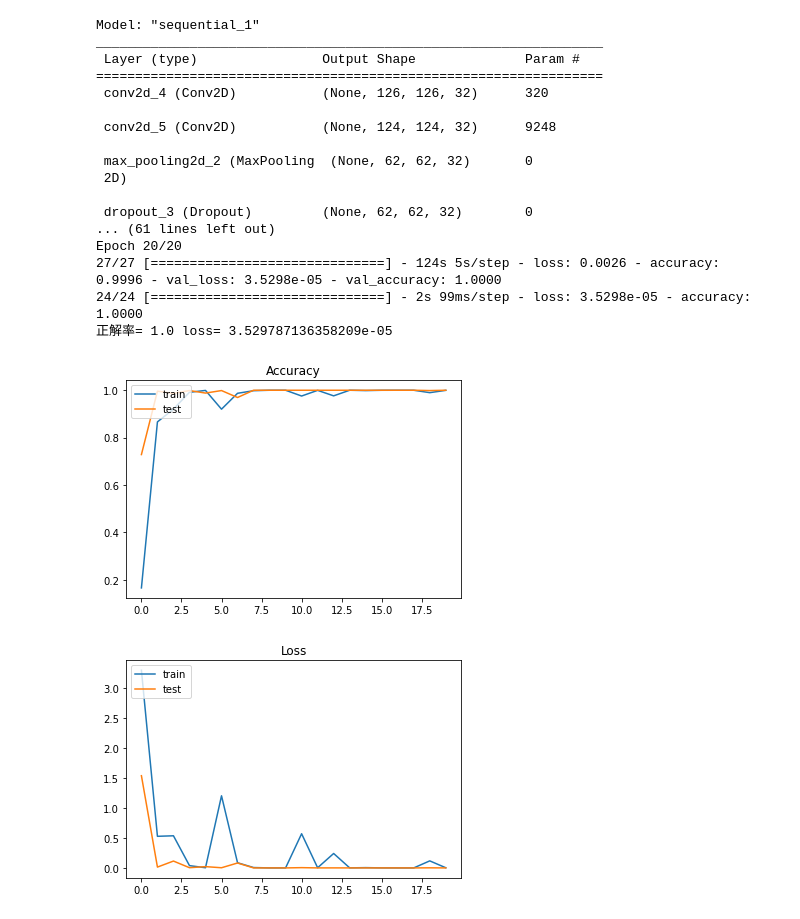
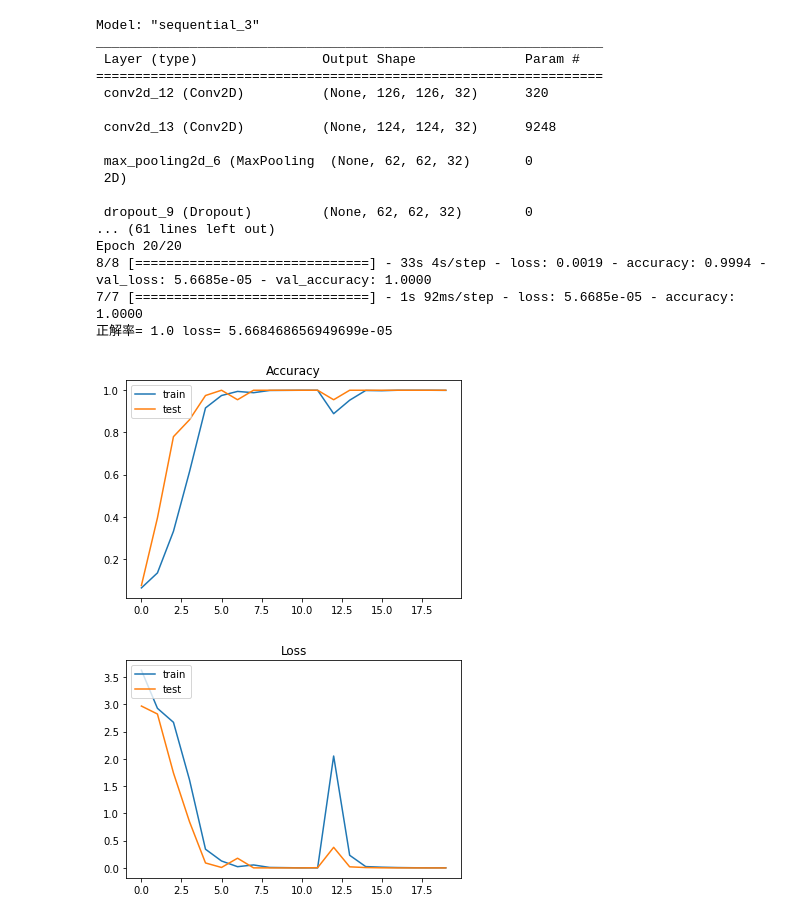
Before and after one commit to lolme-tech/2023-machine-learnings-for-Image, a Jupyter notebook: SparateLearn/2023GrayseparateLearn.ipynb, the cells around one changed output. Cells and saved outputs as stored; diff of their text form; code cells hidden in the pictures.

```diff
--- a/SparateLearn/2023GrayseparateLearn.ipynb
+++ b/SparateLearn/2023GrayseparateLearn.ipynb
@@ -169,7 +187,7 @@ hands = "Back"
 batch = 256
 
 #変更必要
-photos = np.load('D:/過去の研究データ/2023npz/2023UsingFrontAndBackHands/separateLearn/2023Num20' + hands + 'GRAY-' + str(im_size) + 'pix.npz')
+photos = np.load('D:/過去の研究データ/2023npz/2023UsingFrontAndBackHands/separateLearn/100sheetsNum20' + hands + 'GRAY-' + str(im_size) + 'pix.npz')
 x = photos['x']
 y = photos['y']
 
@@ -189,41 +207,41 @@ hist = model.fit(x_train, y_train,
           verbose = 1,
           validation_data = (x_test, y_test))
 
 score = model.evaluate(x_test, y_test, verbose = 1)
 print('正解率=', score[1], 'loss=', score[0])
 
 
 plt.plot(hist.history['accuracy'])
 plt.plot(hist.history['val_accuracy'])
 plt.title('Accuracy')
 plt.legend(['train', 'test'], loc = 'upper left')
 plt.show()
 
 plt.plot(hist.history['loss'])
 plt.plot(hist.history['val_loss'])
 plt.title('Loss')
 plt.legend(['train', 'test'], loc = 'upper left')
 plt.show()
 
 #変更必要
-model.save_weights('D:/過去の研究データ/2023hdf/2023separateLearn/2023Num20' + hands + 'GRAY-' + str(im_size) + 'pixBatch' + str(batch) + '.hdf5')
+model.save_weights('D:/過去の研究データ/2023hdf/2023separateLearn/100sheetsNum20' + hands + 'GRAY-' + str(im_size) + 'pixBatch' + str(batch) + '.hdf5')
 # %% [output]
-Model: "sequential_1"
+Model: "sequential_3"
 _________________________________________________________________
  Layer (type)                Output Shape              Param #
 =================================================================
- conv2d_4 (Conv2D)           (None, 126, 126, 32)      320
+ conv2d_12 (Conv2D)          (None, 126, 126, 32)      320
 
- conv2d_5 (Conv2D)           (None, 124, 124, 32)      9248
+ conv2d_13 (Conv2D)          (None, 124, 124, 32)      9248
 
- max_pooling2d_2 (MaxPooling  (None, 62, 62, 32)       0
+ max_pooling2d_6 (MaxPooling  (None, 62, 62, 32)       0
  2D)
 
- dropout_3 (Dropout)         (None, 62, 62, 32)        0
+ dropout_9 (Dropout)         (None, 62, 62, 32)        0
 ... (61 lines left out)
 Epoch 20/20
-27/27 [==============================] - 124s 5s/step - loss: 0.0026 - accuracy: 0.9996 - val_loss: 3.5298e-05 - val_accuracy: 1.0000
-24/24 [==============================] - 2s 99ms/step - loss: 3.5298e-05 - accuracy: 1.0000
-正解率= 1.0 loss= 3.529787136358209e-05
+8/8 [==============================] - 33s 4s/step - loss: 0.0019 - accuracy: 0.9994 - val_loss: 5.6685e-05 - val_accuracy: 1.0000
+7/7 [==============================] - 1s 92ms/step - loss: 5.6685e-05 - accuracy: 1.0000
+正解率= 1.0 loss= 5.668468656949699e-05
-[figure, old version]
+[figure, new version]
-[figure, old version]
+[figure, new version]
```
Also changed, not shown: parts of 7 cells of this notebook, 4 other files.
